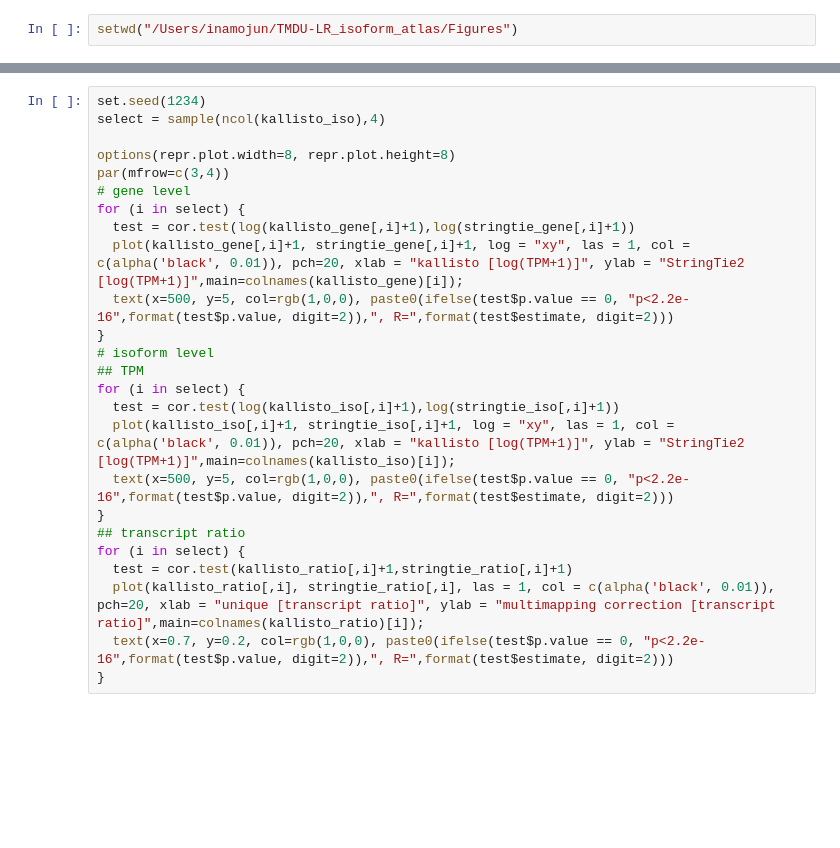
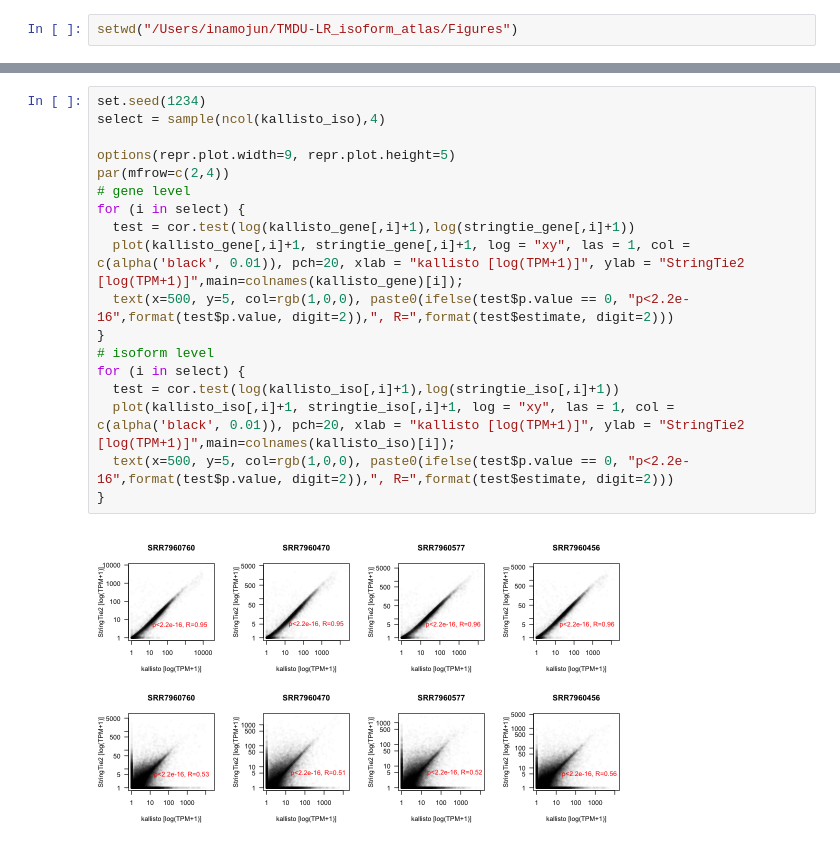
Before and after one commit to juninamo/TRAILS, a Jupyter notebook: Untitled.ipynb, the cells around one changed output, grey strips where cells are left out. Drawn from its saved outputs; the diff is of its cells as text; blank space fills up the shorter version.

```diff
--- a/Untitled.ipynb
+++ b/Untitled.ipynb
@@ -12,25 +10,20 @@ ERROR: Error in load("../data/data_SupFig14.RData"): error reading from connecti
 # %%
 set.seed(1234)
 select = sample(ncol(kallisto_iso),4)
 
-options(repr.plot.width=8, repr.plot.height=8)
-par(mfrow=c(3,4))
+options(repr.plot.width=9, repr.plot.height=5)
+par(mfrow=c(2,4))
 # gene level
 for (i in select) {
   test = cor.test(log(kallisto_gene[,i]+1),log(stringtie_gene[,i]+1))
   plot(kallisto_gene[,i]+1, stringtie_gene[,i]+1, log = "xy", las = 1, col = c(alpha('black', 0.01)), pch=20, xlab = "kallisto [log(TPM+1)]", ylab = "StringTie2 [log(TPM+1)]",main=colnames(kallisto_gene)[i]);
   text(x=500, y=5, col=rgb(1,0,0), paste0(ifelse(test$p.value == 0, "p<2.2e-16",format(test$p.value, digit=2)),", R=",format(test$estimate, digit=2)))
 }
 # isoform level
-## TPM
 for (i in select) {
   test = cor.test(log(kallisto_iso[,i]+1),log(stringtie_iso[,i]+1))
   plot(kallisto_iso[,i]+1, stringtie_iso[,i]+1, log = "xy", las = 1, col = c(alpha('black', 0.01)), pch=20, xlab = "kallisto [log(TPM+1)]", ylab = "StringTie2 [log(TPM+1)]",main=colnames(kallisto_iso)[i]);
   text(x=500, y=5, col=rgb(1,0,0), paste0(ifelse(test$p.value == 0, "p<2.2e-16",format(test$p.value, digit=2)),", R=",format(test$estimate, digit=2)))
 }
-## transcript ratio
-for (i in select) {
-  test = cor.test(kallisto_ratio[,i]+1,stringtie_ratio[,i]+1)
-  plot(kallisto_ratio[,i], stringtie_ratio[,i], las = 1, col = c(alpha('black', 0.01)), pch=20, xlab = "unique [transcript ratio]", ylab = "multimapping correction [transcript ratio]",main=colnames(kallisto_ratio)[i]);
-  text(x=0.7, y=0.2, col=rgb(1,0,0), paste0(ifelse(test$p.value == 0, "p<2.2e-16",format(test$p.value, digit=2)),", R=",format(test$estimate, digit=2)))
-}
+# %% [output]
+[figure, added]
```
Also changed, not shown: parts of 1 cell of this notebook, 3 other files.
